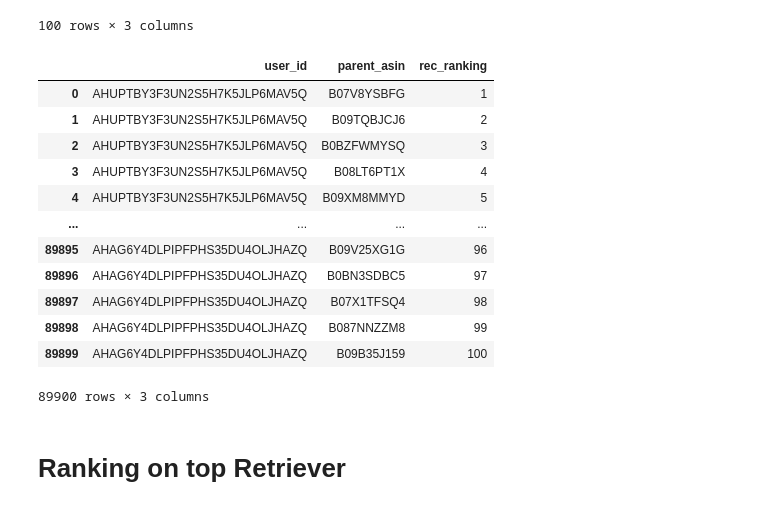
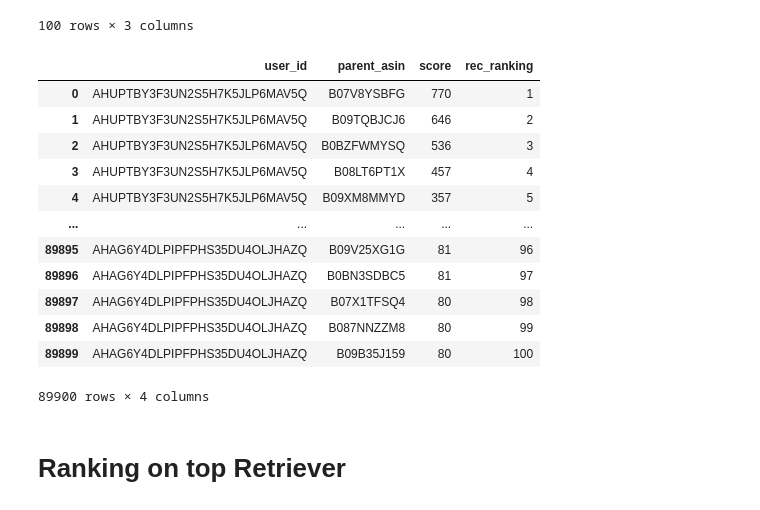
Before and after one commit to dvquy13/fsds-recsys, a Jupyter notebook: notebooks/006-l3-mvp-ranking-pairwise-losst.ipynb, the cells around one changed output. Drawn from its saved outputs; the diff is of its cells as text; code cells hidden in the pictures.

```diff
--- a/notebooks/006-l3-mvp-ranking-pairwise-losst.ipynb
+++ b/notebooks/006-l3-mvp-ranking-pairwise-losst.ipynb
@@ -689,30 +689,31 @@ popular_items_df
 # %%
 popular_recs = (
     val_df[['user_id']].drop_duplicates().assign(tmp=1)
     .pipe(lambda df: pd.merge(
         df,
         popular_items_df.assign(tmp=1),
         on='tmp',
         how='left'
     ))
-    [['user_id', 'parent_asin', 'rec_ranking']]
+    .rename(columns={'size': 'score'})
+    [['user_id', 'parent_asin', 'score', 'rec_ranking']]
 )
 
 popular_recs
 # %% [output]
-|  | user_id | parent_asin | rec_ranking |
-| 0 | AHUPTBY3F3UN2S5H7K5JLP6MAV5Q | B07V8YSBFG | 1 |
-| 1 | AHUPTBY3F3UN2S5H7K5JLP6MAV5Q | B09TQBJCJ6 | 2 |
-| 2 | AHUPTBY3F3UN2S5H7K5JLP6MAV5Q | B0BZFWMYSQ | 3 |
-| 3 | AHUPTBY3F3UN2S5H7K5JLP6MAV5Q | B08LT6PT1X | 4 |
-| 4 | AHUPTBY3F3UN2S5H7K5JLP6MAV5Q | B09XM8MMYD | 5 |
-| ... | ... | ... | ... |
-| 89895 | AHAG6Y4DLPIPFPHS35DU4OLJHAZQ | B09V25XG1G | 96 |
-| 89896 | AHAG6Y4DLPIPFPHS35DU4OLJHAZQ | B0BN3SDBC5 | 97 |
-| 89897 | AHAG6Y4DLPIPFPHS35DU4OLJHAZQ | B07X1TFSQ4 | 98 |
-| 89898 | AHAG6Y4DLPIPFPHS35DU4OLJHAZQ | B087NNZZM8 | 99 |
-| 89899 | AHAG6Y4DLPIPFPHS35DU4OLJHAZQ | B09B35J159 | 100 |
+|  | user_id | parent_asin | score | rec_ranking |
+| 0 | AHUPTBY3F3UN2S5H7K5JLP6MAV5Q | B07V8YSBFG | 770 | 1 |
+| 1 | AHUPTBY3F3UN2S5H7K5JLP6MAV5Q | B09TQBJCJ6 | 646 | 2 |
+| 2 | AHUPTBY3F3UN2S5H7K5JLP6MAV5Q | B0BZFWMYSQ | 536 | 3 |
+| 3 | AHUPTBY3F3UN2S5H7K5JLP6MAV5Q | B08LT6PT1X | 457 | 4 |
+| 4 | AHUPTBY3F3UN2S5H7K5JLP6MAV5Q | B09XM8MMYD | 357 | 5 |
+| ... | ... | ... | ... | ... |
+| 89895 | AHAG6Y4DLPIPFPHS35DU4OLJHAZQ | B09V25XG1G | 81 | 96 |
+| 89896 | AHAG6Y4DLPIPFPHS35DU4OLJHAZQ | B0BN3SDBC5 | 81 | 97 |
+| 89897 | AHAG6Y4DLPIPFPHS35DU4OLJHAZQ | B07X1TFSQ4 | 80 | 98 |
+| 89898 | AHAG6Y4DLPIPFPHS35DU4OLJHAZQ | B087NNZZM8 | 80 | 99 |
+| 89899 | AHAG6Y4DLPIPFPHS35DU4OLJHAZQ | B09B35J159 | 80 | 100 |
-89900 rows × 3 columns
+89900 rows × 4 columns
 # %% [markdown]
 # Ranking on top Retriever
 # %%
```
Also changed, not shown: parts of 15 cells of this notebook, 1 other file.
